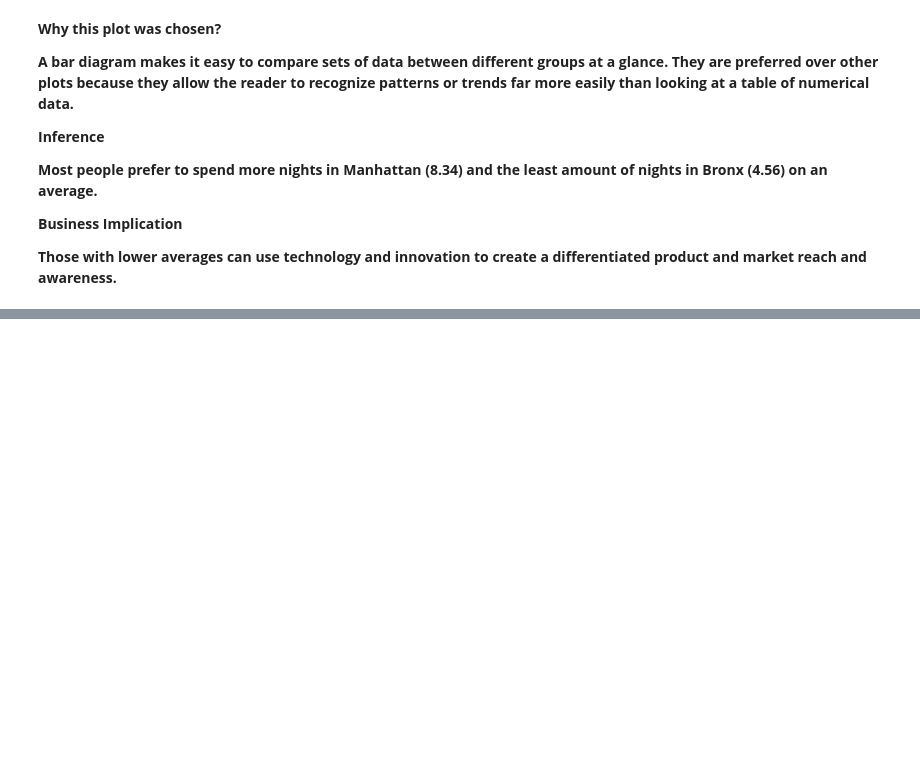
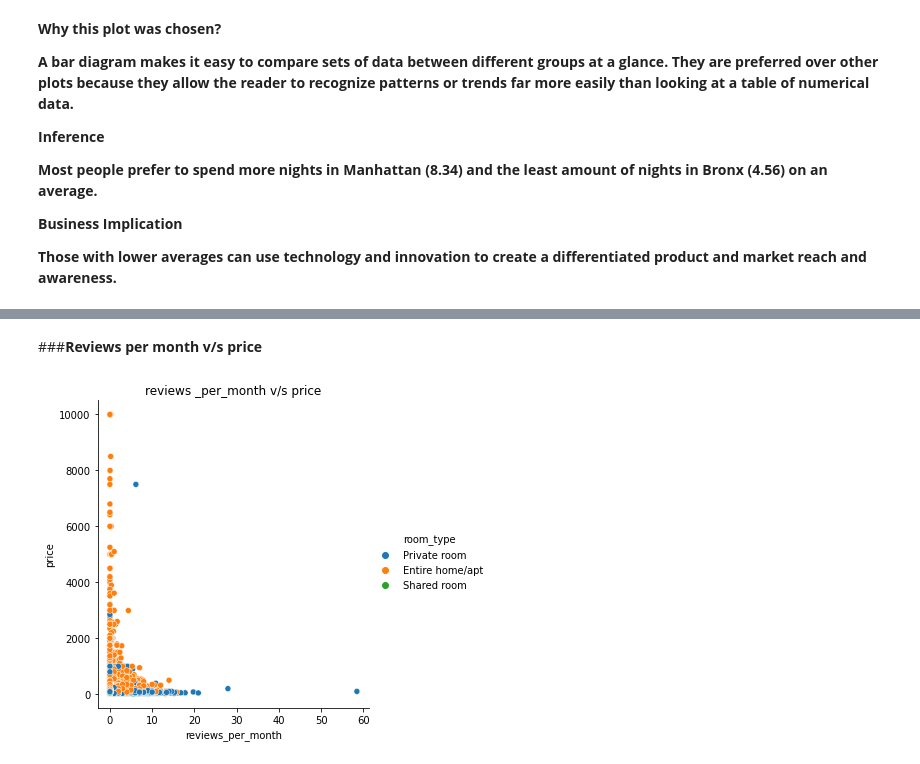
Before and after one commit to AshutoshKumarDubey/EDA_Capstone_Project_Airbnb, a Jupyter notebook: EDA_Airbnb_Bookings_Analysis_By_Ashutosh_Kumar_Dubey.ipynb, the cells around one changed output, grey strips where cells are left out. Saved outputs shown, nothing was run; the diff lists cells and outputs as text; code cells hidden in the pictures; blank space fills up the shorter version.

```diff
--- a/EDA_Airbnb_Bookings_Analysis_By_Ashutosh_Kumar_Dubey.ipynb
+++ b/EDA_Airbnb_Bookings_Analysis_By_Ashutosh_Kumar_Dubey.ipynb
@@ -642,0 +806,9 @@ plt.show()
+# %% [markdown]
+###**Reviews per month v/s price**
+# %%
+#Plotting the Reviews per month v/s price for different room types
+sns.relplot(x="reviews_per_month",y='price',hue='room_type',data=df)
+plt.title('reviews _per_month v/s price')
+plt.show()
+# %% [output]
+[figure, added]
```
Also changed, not shown: parts of 31 cells of this notebook.
